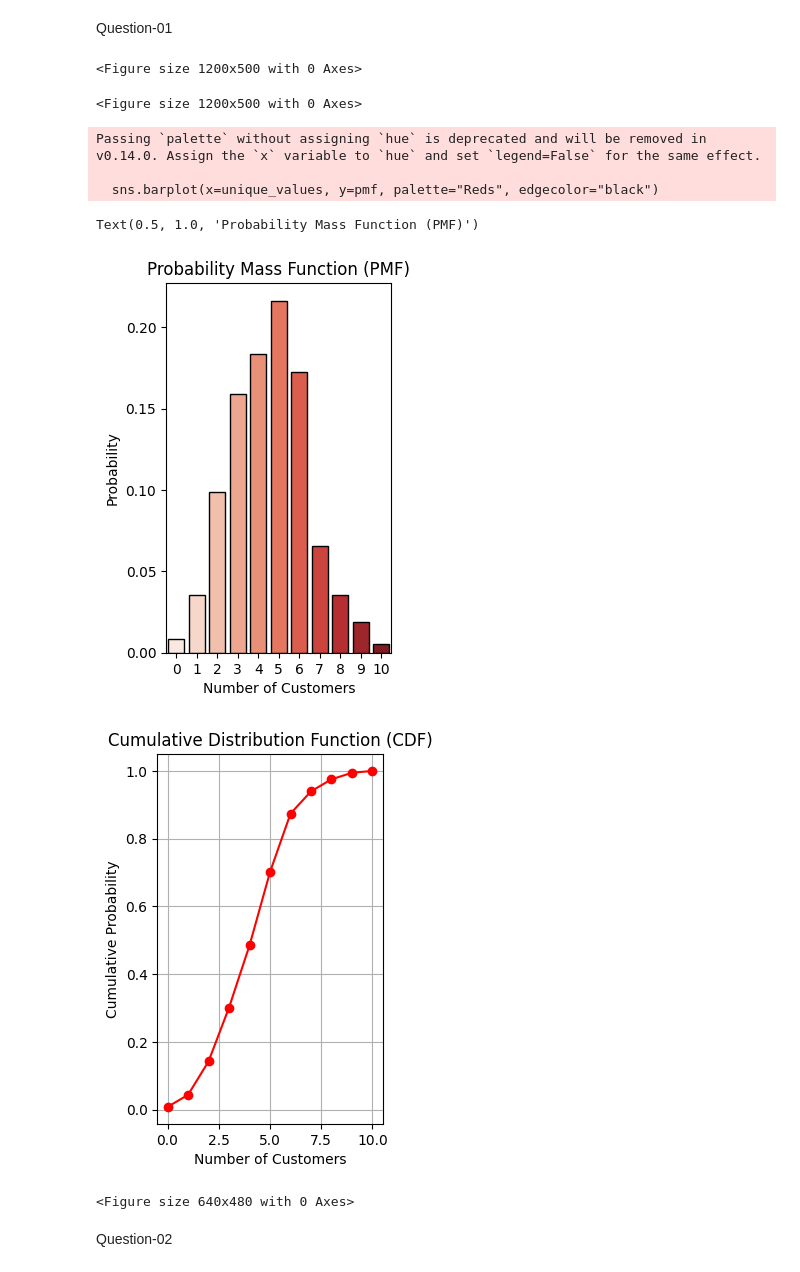
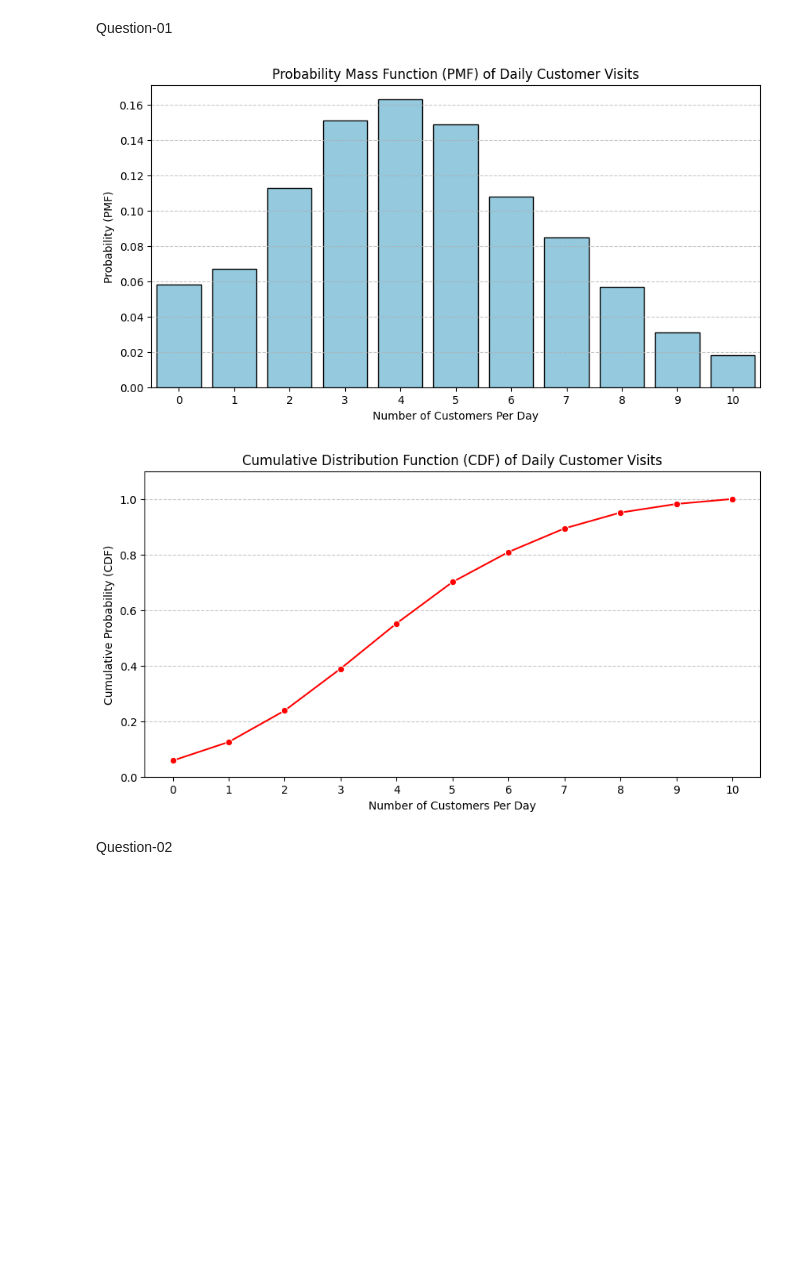
Before and after one commit to Shivateja10/P-S-2303A52480, a Jupyter notebook: Week_05.ipynb, the cells around one changed output. Saved outputs shown, nothing was run; the diff lists cells and outputs as text; code cells hidden in the pictures; blank space fills up the shorter version.

```diff
--- a/Week_05.ipynb
+++ b/Week_05.ipynb
@@ -17,33 +5,39 @@ cdf = np.cumsum(pmf)
-# %%
-plt.figure(figsize=(12, 5))
-# %% [output]
-<Figure size 1200x500 with 0 Axes>
-<Figure size 1200x500 with 0 Axes>
-# %%
-plt.subplot(1, 2, 1)
-sns.barplot(x=unique_values, y=pmf, palette="Reds", edgecolor="black")
-plt.xlabel("Number of Customers")
-plt.ylabel("Probability")
-plt.title("Probability Mass Function (PMF)")
-# %% [output]
-Passing `palette` without assigning `hue` is deprecated and will be removed in v0.14.0. Assign the `x` variable to `hue` and set `legend=False` for the same effect.
-
-  sns.barplot(x=unique_values, y=pmf, palette="Reds", edgecolor="black")
-Text(0.5, 1.0, 'Probability Mass Function (PMF)')
-[figure, removed]
-# %%
-plt.subplot(1, 2, 2)
-plt.plot(unique_values, cdf, marker="o", linestyle="-", color="red")
-plt.xlabel("Number of Customers")
-plt.ylabel("Cumulative Probability")
-plt.title("Cumulative Distribution Function (CDF)")
-plt.grid(True)
-# %% [output]
-[figure, removed]
-# %%
-plt.tight_layout()
-plt.show()
-# %% [output]
-<Figure size 640x480 with 0 Axes>
+# %%
+import numpy as np
+import matplotlib.pyplot as plt
+import seaborn as sns
+
+N = 1000
+
+customer_counts = np.arange(0, 11)
+probabilities = np.array([0.05, 0.08, 0.12, 0.15, 0.18, 0.15, 0.10, 0.07, 0.05, 0.03, 0.02])
+
+customer_data = np.random.choice(customer_counts, size=N, p=probabilities)
+unique, counts = np.unique(customer_data, return_counts=True)
+pmf = counts / N
+
+cdf = np.cumsum(pmf)
+
+plt.figure(figsize=(10, 5))
+sns.barplot(x=unique, y=pmf, color='skyblue', edgecolor='black')
+plt.xlabel("Number of Customers Per Day")
+plt.ylabel("Probability (PMF)")
+plt.title("Probability Mass Function (PMF) of Daily Customer Visits")
+plt.xticks(unique)
+plt.grid(axis='y', linestyle='--', alpha=0.7)
+plt.show()
+
+plt.figure(figsize=(10, 5))
+sns.lineplot(x=unique, y=cdf, marker='o', color='red', linestyle='-')
+plt.xlabel("Number of Customers Per Day")
+plt.ylabel("Cumulative Probability (CDF)")
+plt.title("Cumulative Distribution Function (CDF) of Daily Customer Visits")
+plt.xticks(unique)
+plt.ylim(0, 1.1)
+plt.grid(axis='y', linestyle='--', alpha=0.7)
+plt.show()
+# %% [output]
+[figure, added]
+[figure, added]
 # %% [markdown]
 Question-02
```
Also changed, not shown: parts of 7 cells of this notebook.
